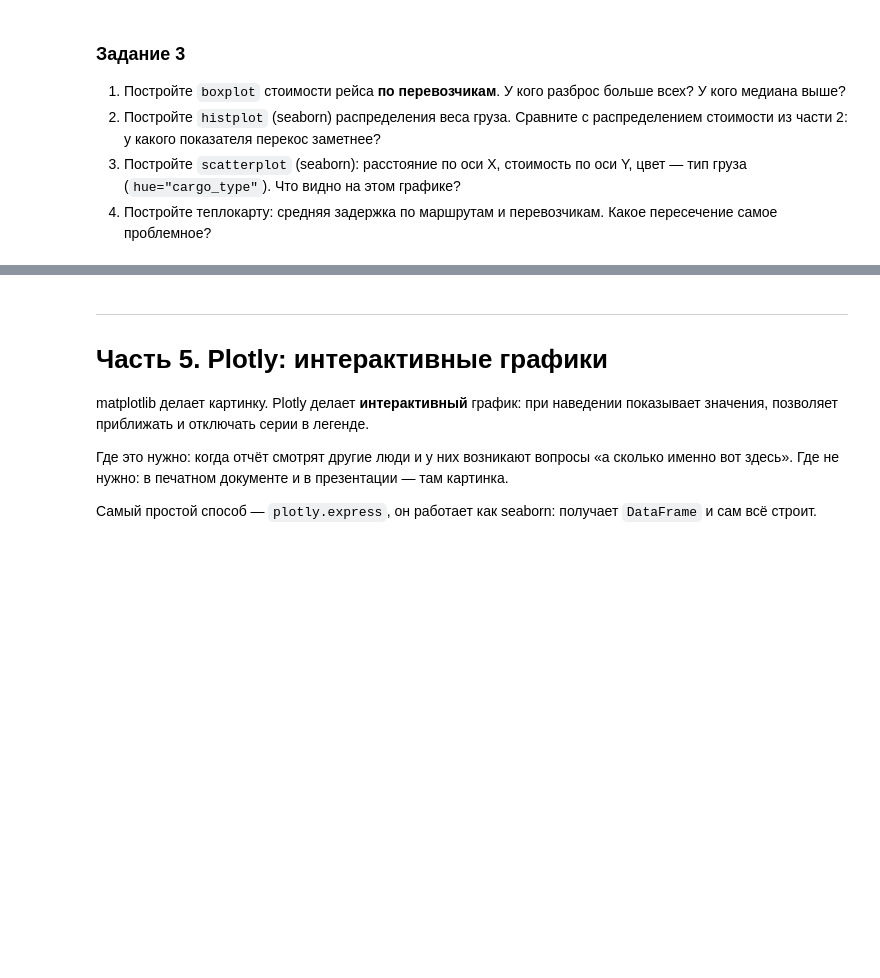
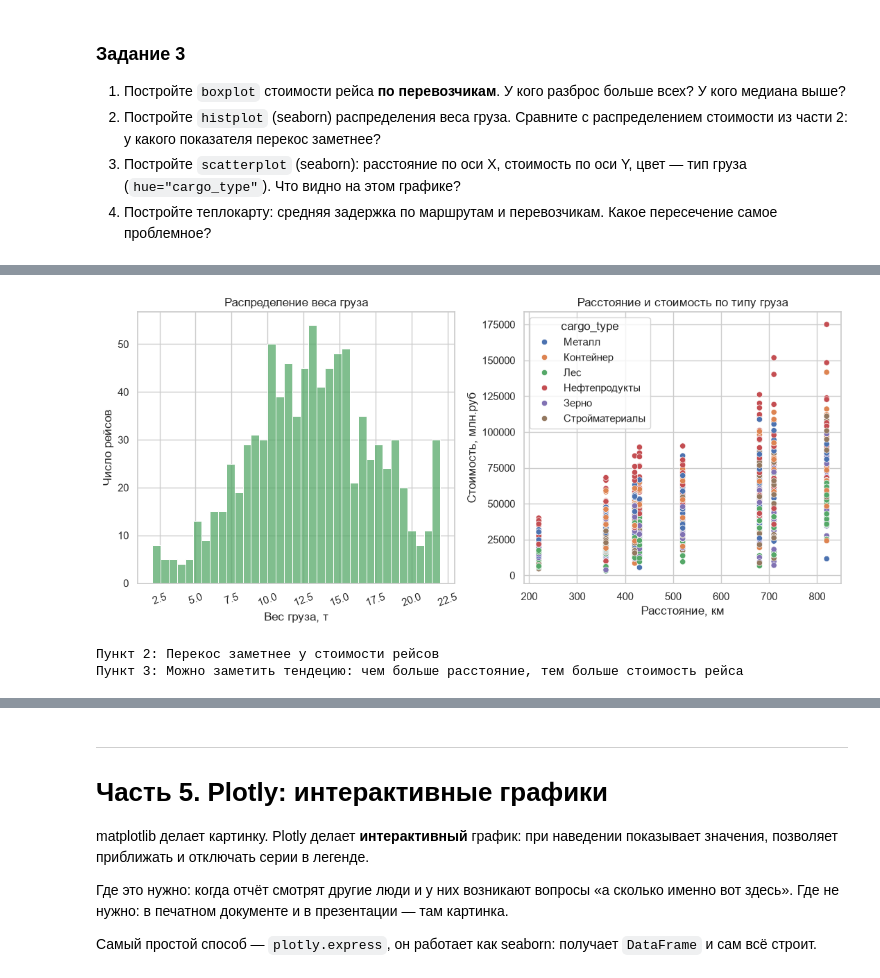
Before and after one commit to K0TOFEY/Laboratory_works_rut, a Jupyter notebook: S5_31.10.2026/LW2 (2).ipynb, the cells around one changed output, grey strips where cells are left out. Cells and saved outputs as stored; diff of their text form; code cells hidden in the pictures; blank space fills up the shorter version.

```diff
--- a/S5_31.10.2026/LW2 (2).ipynb
+++ b/S5_31.10.2026/LW2 (2).ipynb
@@ -626,0 +633,24 @@ Ellipsis
+# %%
+# 2) и 3)
+fig, ax = plt.subplots(1, 2, figsize=(11, 5))
+sns.histplot(data=df, x="weight_t", bins=35, color="#55A868", ax=ax[0])
+
+ax[0].set_title("Распределение веса груза")
+ax[0].set_xlabel("Вес груза, т")
+ax[0].set_ylabel("Число рейсов")
+ax[0].tick_params(axis="x", rotation=20)
+
+sns.scatterplot(data=df, x='distance_km', y='cost_rub', hue='cargo_type', marker="o", ax=ax[1])
+ax[1].set_title('Расстояние и стоимость по типу груза')
+ax[1].set_xlabel('Расстояние, км')
+ax[1].set_ylabel('Стоимость, млн.руб')
+
+fig.tight_layout()
+plt.show()
+
+print("Пункт 2: Перекос заметнее у стоимости рейсов")
+print("Пункт 3: Можно заметить тендецию: чем больше расстояние, тем больше стоимость рейса")
+# %% [output]
+[figure, added]
+Пункт 2: Перекос заметнее у стоимости рейсов
+Пункт 3: Можно заметить тендецию: чем больше расстояние, тем больше стоимость рейса
```
Also changed, not shown: parts of 15 cells of this notebook, 5 other files.
